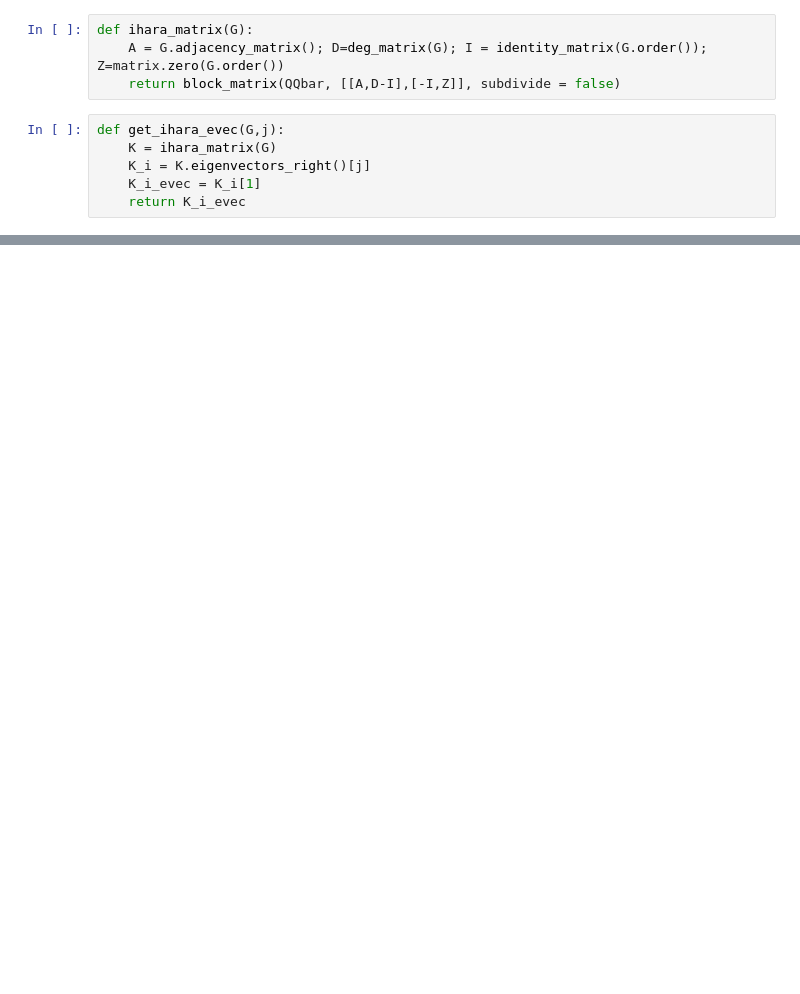
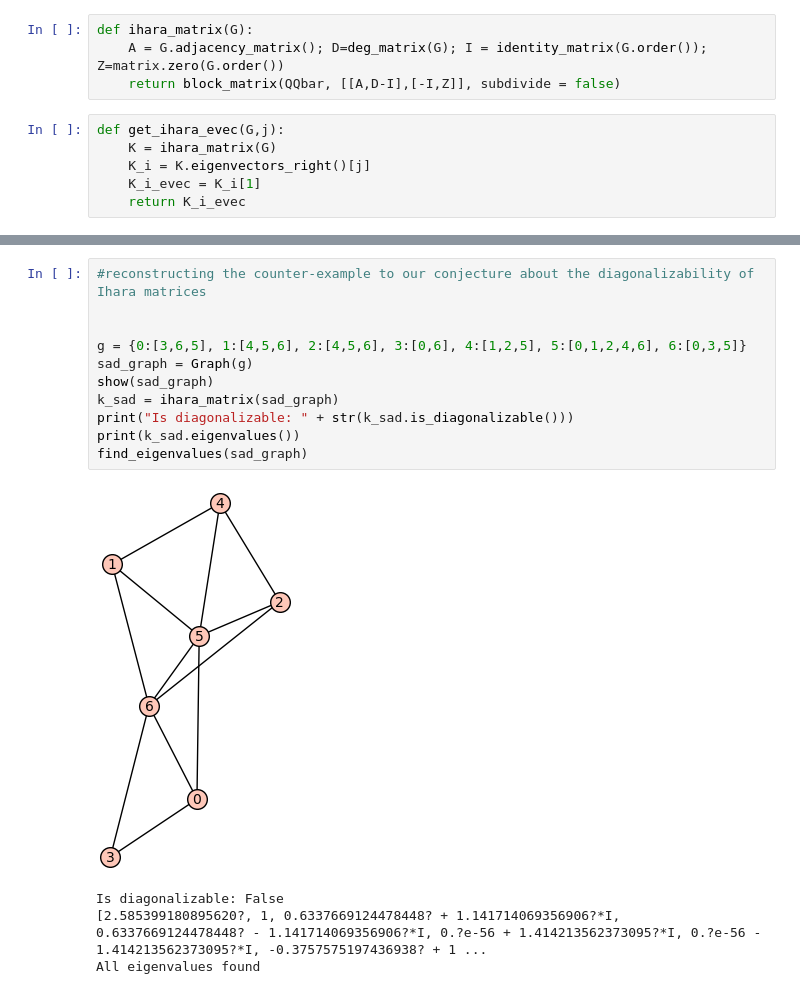
Before and after one commit to davizacheu/Spectral-Graph-Theory-Research, a Jupyter notebook: NB_Functions.ipynb, the cells around one changed output, grey strips where cells are left out. Saved outputs shown, nothing was run; the diff lists cells and outputs as text; blank space fills up the shorter version.

```diff
--- a/NB_Functions.ipynb
+++ b/NB_Functions.ipynb
@@ -256,0 +268,16 @@ def deg_two_graph(n,p):
+# %%
+#reconstructing the counter-example to our conjecture about the diagonalizability of Ihara matrices
+
+
+g = {0:[3,6,5], 1:[4,5,6], 2:[4,5,6], 3:[0,6], 4:[1,2,5], 5:[0,1,2,4,6], 6:[0,3,5]}
+sad_graph = Graph(g)
+show(sad_graph)
+k_sad = ihara_matrix(sad_graph)
+print("Is diagonalizable: " + str(k_sad.is_diagonalizable()))
+print(k_sad.eigenvalues())
+find_eigenvalues(sad_graph)
+# %% [output]
+[figure, added]
+Is diagonalizable: False
+[2.585399180895620?, 1, 0.6337669124478448? + 1.141714069356906?*I, 0.6337669124478448? - 1.141714069356906?*I, 0.?e-56 + 1.414213562373095?*I, 0.?e-56 - 1.414213562373095?*I, -0.3757575197436938? + 1 ...
+All eigenvalues found
```
Also changed, not shown: parts of 19 cells of this notebook.
